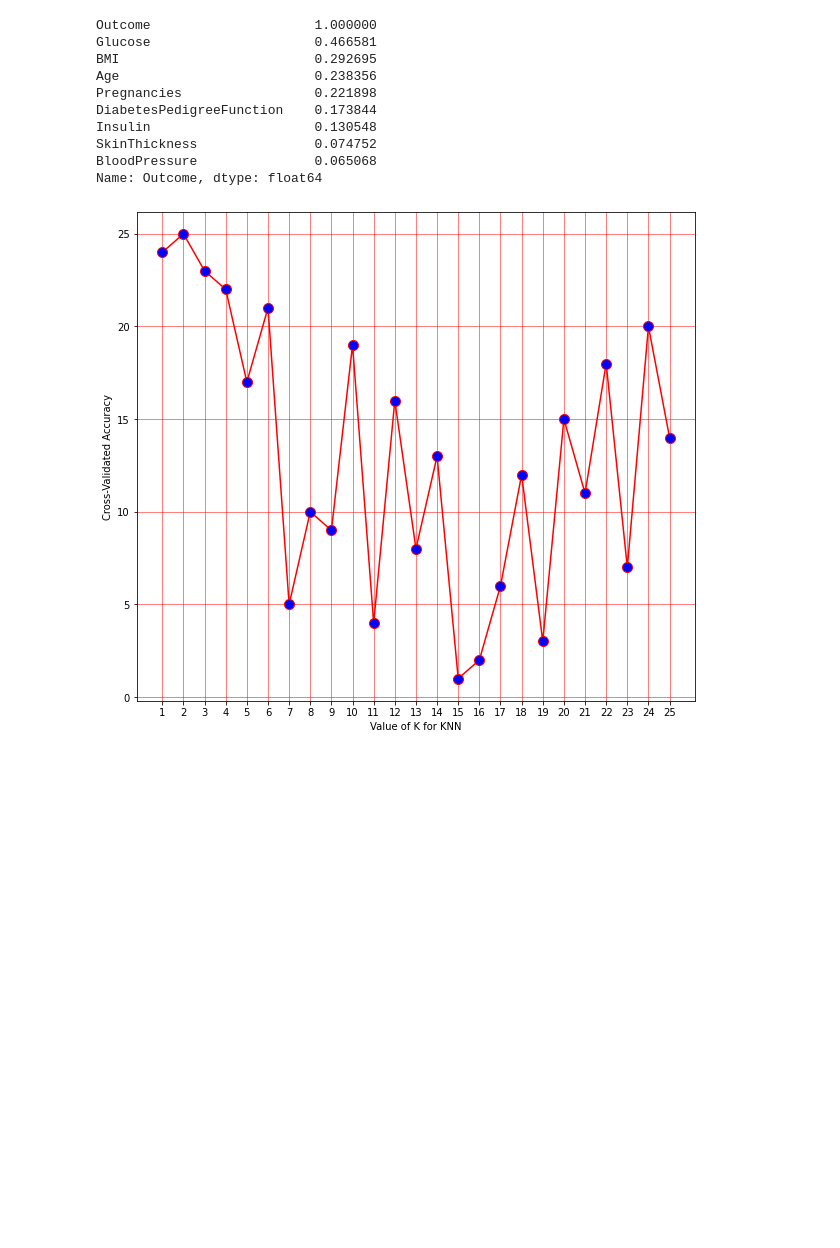
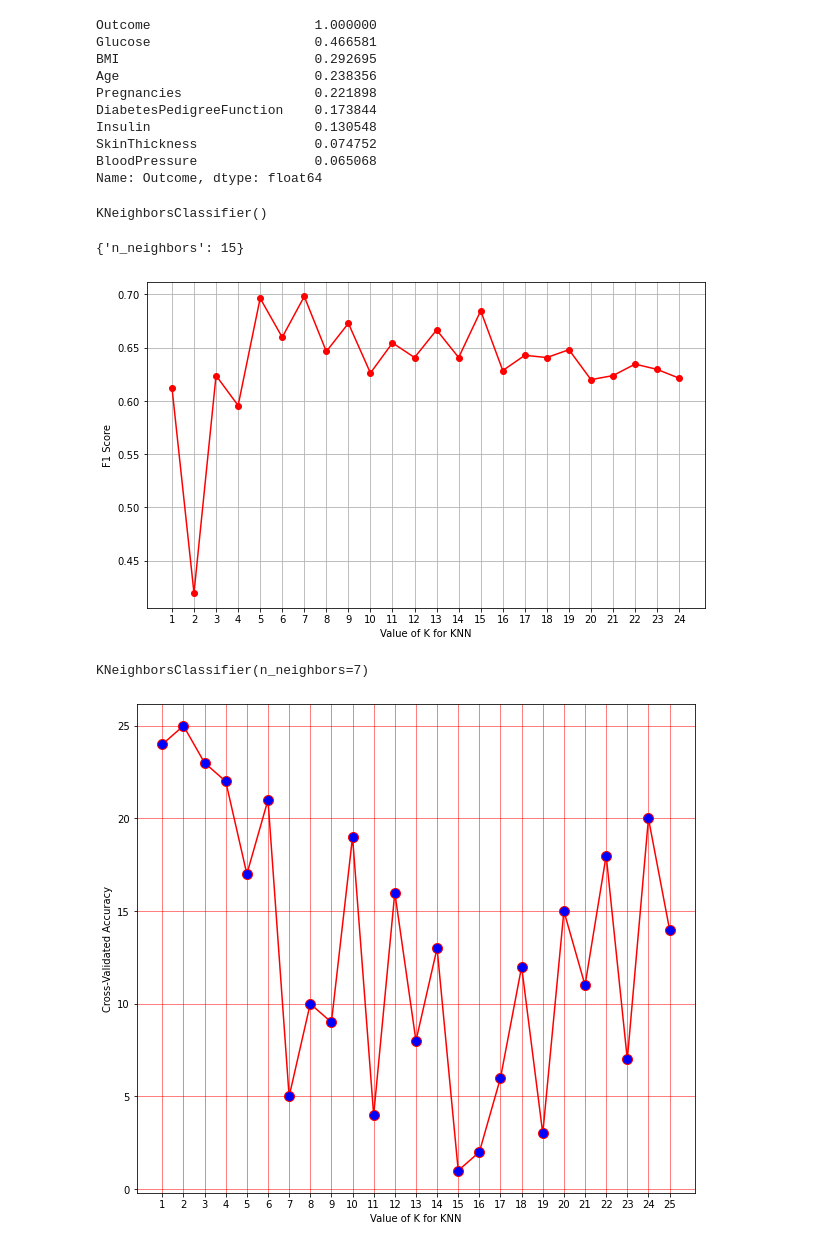
Before and after one commit to richboy9717/Diabet_kasalligiga_tashxis, a Jupyter notebook: Diabet kasallagiga tashxis qo’yish.ipynb, the cells around one changed output. Cells and saved outputs as stored; diff of their text form; code cells hidden in the pictures; blank space fills up the shorter version.

```diff
--- a/Diabet kasallagiga tashxis qo’yish.ipynb
+++ b/Diabet kasallagiga tashxis qo’yish.ipynb
@@ -113,6 +113,13 @@ X = scaler.fit_transform(X)
 # split the data into training and testing sets
 from sklearn.model_selection import train_test_split
 X_train, X_test, y_train, y_test = train_test_split(X, y, test_size=0.2, random_state=42)
+# %%
+#`KNN` classifier with 5 neighbors trained on the training set
+from sklearn.neighbors import KNeighborsClassifier
+knn = KNeighborsClassifier(n_neighbors=5)
+knn.fit(X_train, y_train)
+# %% [output]
+KNeighborsClassifier()
 # %%
 # Find the best k value for KNN
 from sklearn.model_selection import GridSearchCV
@@ -120,6 +127,36 @@ param_grid = {'n_neighbors': np.arange(1, 26)}
 knn_cv = GridSearchCV(knn, param_grid, cv=5)
 knn_cv.fit(X_train, y_train)
 best = knn_cv.best_params_
+best
+# %% [output]
+{'n_neighbors': 15}
+# %%
+from sklearn.metrics import precision_score, recall_score, f1_score
+
+k_range = list(range(1, 25))
+scores = []
+for k in k_range:
+    knn = KNeighborsClassifier(n_neighbors=k)
+    knn.fit(X_train, y_train)
+    y_pred = knn.predict(X_test)
+    scores.append(f1_score(y_test, y_pred))
+
+plt.figure(figsize=(10, 6))
+plt.plot(k_range, scores, color='red', marker='o', linestyle='solid')
+plt.xticks(k_range)
+plt.xlabel('Value of K for KNN')
+plt.ylabel('F1 Score')
+plt.grid()
+plt.show()
+# %% [output]
+[figure, added]
+# %%
+#`KNN` classifier with `k=best` neighbors trained on the training set
+from sklearn.neighbors import KNeighborsClassifier
+knn = KNeighborsClassifier(n_neighbors=7)
+knn.fit(X_train, y_train)
+# %% [output]
+KNeighborsClassifier(n_neighbors=7)
 # %%
 # rank_test_score knn_cv.cv_results_['rank_test_score']
 plt.figure(figsize=(10, 9))
```
Also changed, not shown: parts of 4 cells of this notebook.
